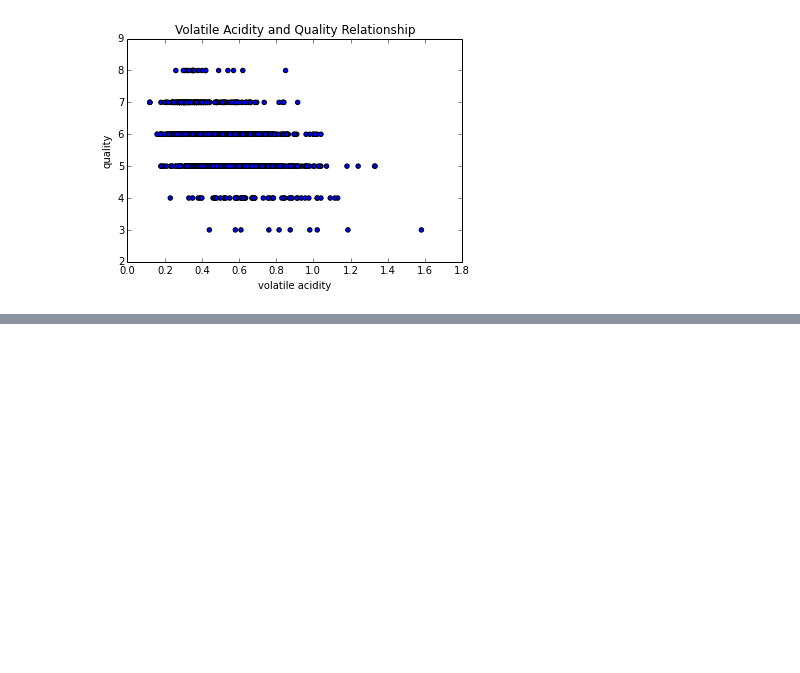
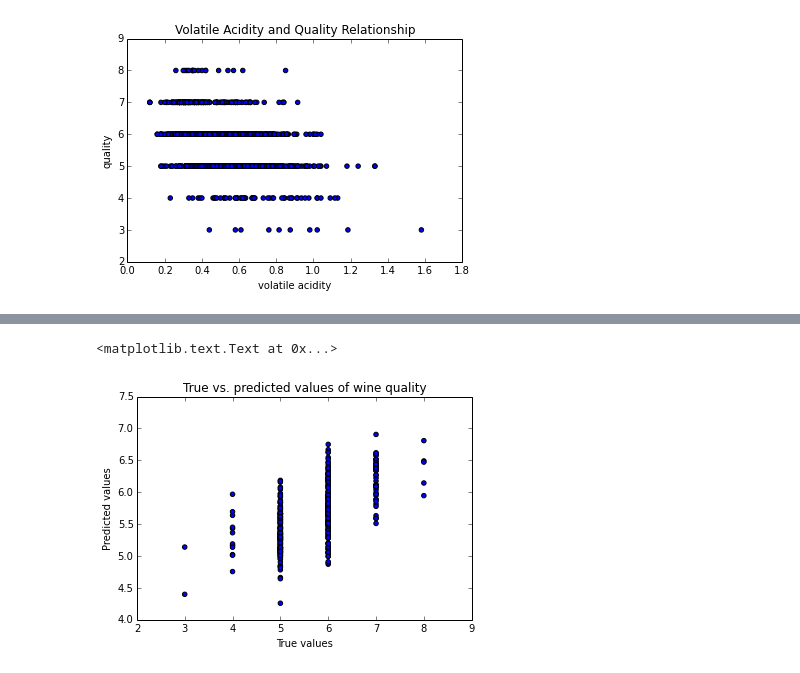
Before and after one commit to sijanonly/pandas-and-scikit-handson, a Jupyter notebook: pandas-handson/09. scikit-learn - Regression Analysis 02.ipynb, the cells around one changed output, grey strips where cells are left out. Saved outputs shown, nothing was run; the diff lists cells and outputs as text; code cells hidden in the pictures; blank space fills up the shorter version.

Commit message:
wine data analysis

```diff
--- a/pandas-handson/09. scikit-learn - Regression Analysis 02.ipynb
+++ b/pandas-handson/09. scikit-learn - Regression Analysis 02.ipynb
@@ -62,0 +86,16 @@ plt.show()
+# %%
+from sklearn.linear_model import LinearRegression
+
+from sklearn.cross_validation import train_test_split
+
+X = wine_data[list(wine_data.columns)[:-1]]
+y = wine_data['quality']
+
+X_train, X_test, y_train, y_test = train_test_split(X, y)
+
+regressor = LinearRegression()
+regressor.fit(X_train, y_train)
+
+y_predictions = regressor.predict(X_test)
+
+print 'R-squared:', regressor.score(X_test, y_test)
@@ -62,0 +120,8 @@ plt.show()
+# %%
+plt.scatter(y_test, y_predictions)
+plt.xlabel('True values')
+plt.ylabel('Predicted values')
+plt.title('True vs. predicted values of wine quality')
+# %% [output]
+<matplotlib.text.Text at 0x...>
+[figure, added]
```
Also changed, not shown: parts of 6 cells of this notebook.
